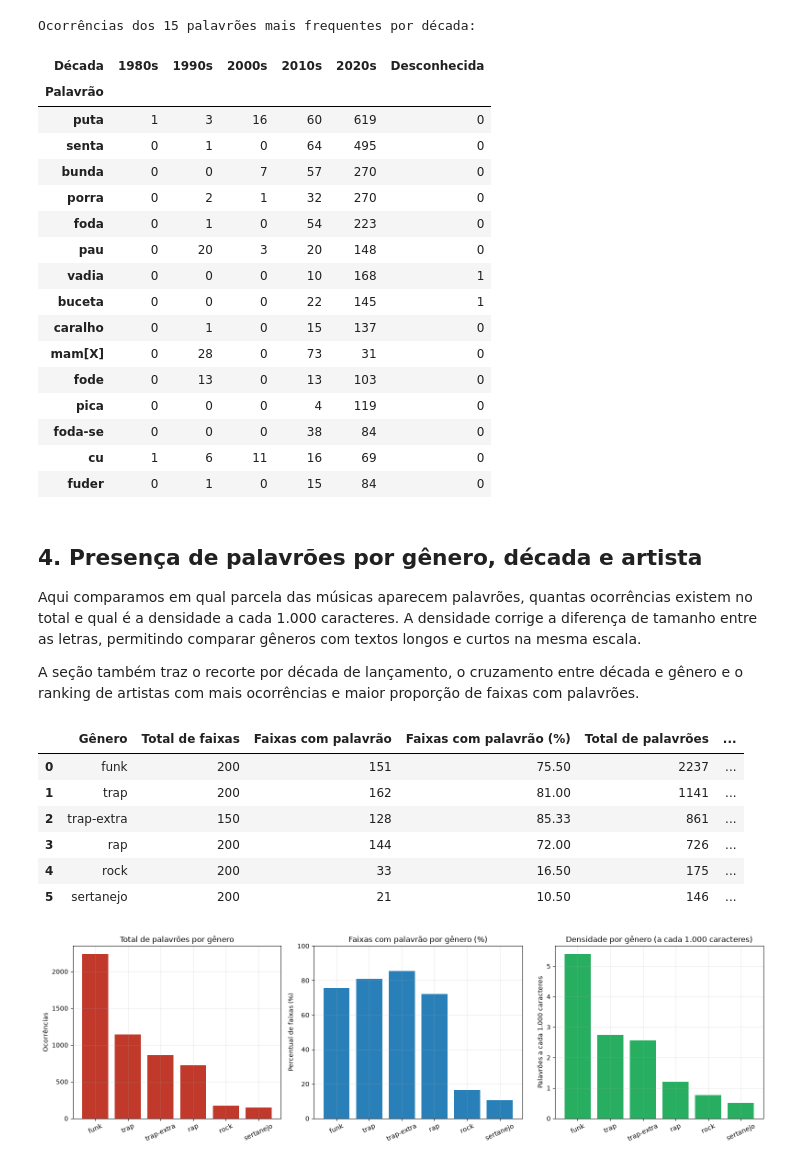
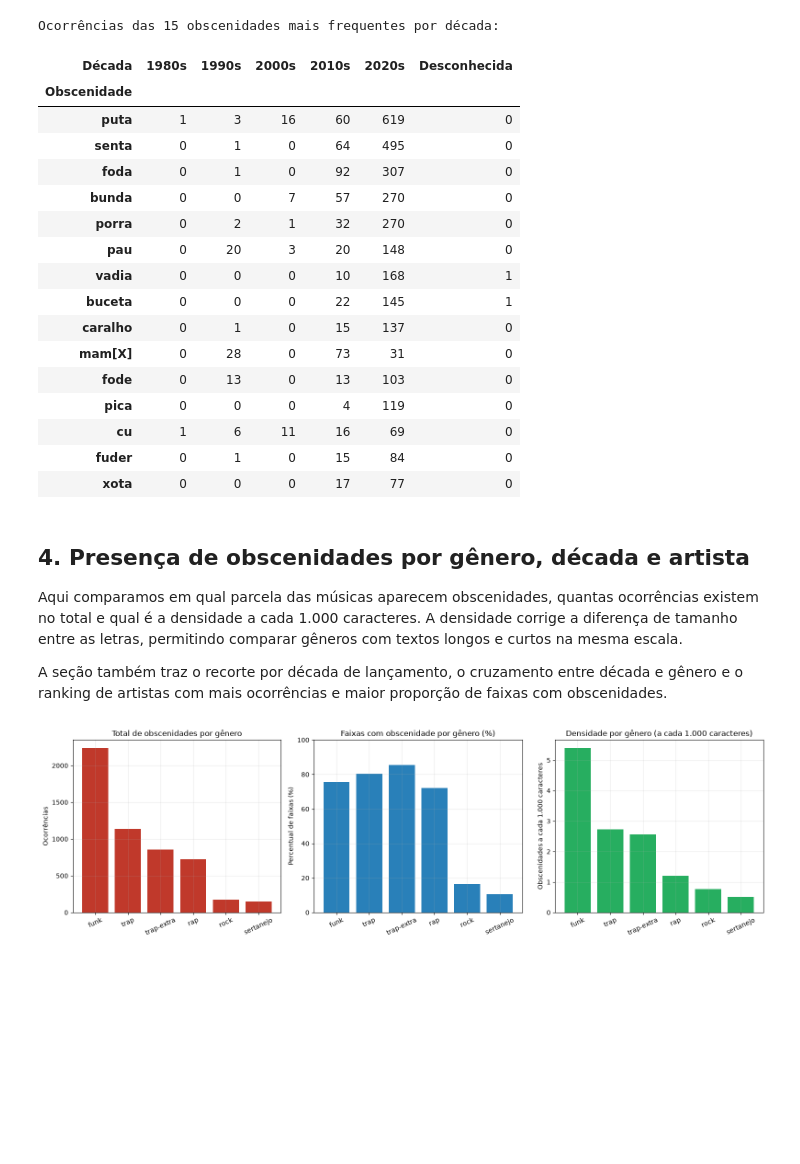
Before and after one commit to gabriersdev/scripts-teoria-de-linguagens, a Jupyter notebook: data-analysis/swearWordsDataAnalysis.ipynb, the cells around one changed output. Drawn from its saved outputs; the diff is of its cells as text; code cells hidden in the pictures; blank space fills up the shorter version.

```diff
--- a/data-analysis/swearWordsDataAnalysis.ipynb
+++ b/data-analysis/swearWordsDataAnalysis.ipynb
@@ -251,19 +234,19 @@ pivot_decade = (
     .fillna(0)
     .astype(int)
     .reindex(top_15_names)
-    .rename_axis(index="Palavrão", columns="Década")
+    .rename_axis(index="Obscenidade", columns="Década")
 )
-print("Ocorrências dos 15 palavrões mais frequentes por década:")
+print("Ocorrências das 15 obscenidades mais frequentes por década:")
 display(pivot_decade)
 # %% [output]
-Ocorrências dos 15 palavrões mais frequentes por década:
+Ocorrências das 15 obscenidades mais frequentes por década:
 | Década | 1980s | 1990s | 2000s | 2010s | 2020s | Desconhecida |
-| Palavrão |  |  |  |  |  |  |
+| Obscenidade |  |  |  |  |  |  |
 | puta | 1 | 3 | 16 | 60 | 619 | 0 |
 | senta | 0 | 1 | 0 | 64 | 495 | 0 |
+| foda | 0 | 1 | 0 | 92 | 307 | 0 |
 | bunda | 0 | 0 | 7 | 57 | 270 | 0 |
 | porra | 0 | 2 | 1 | 32 | 270 | 0 |
-| foda | 0 | 1 | 0 | 54 | 223 | 0 |
 | pau | 0 | 20 | 3 | 20 | 148 | 0 |
 | vadia | 0 | 0 | 0 | 10 | 168 | 1 |
 | buceta | 0 | 0 | 0 | 22 | 145 | 1 |
@@ -271,45 +254,36 @@ Ocorrências dos 15 palavrões mais frequentes por década:
 | mam[X] | 0 | 28 | 0 | 73 | 31 | 0 |
 | fode | 0 | 13 | 0 | 13 | 103 | 0 |
 | pica | 0 | 0 | 0 | 4 | 119 | 0 |
-| foda-se | 0 | 0 | 0 | 38 | 84 | 0 |
 | cu | 1 | 6 | 11 | 16 | 69 | 0 |
 | fuder | 0 | 1 | 0 | 15 | 84 | 0 |
+| xota | 0 | 0 | 0 | 17 | 77 | 0 |
 # %% [markdown]
-## 4. Presença de palavrões por gênero, década e artista
+## 4. Presença de obscenidades por gênero, década e artista
 
-Aqui comparamos em qual parcela das músicas aparecem palavrões, quantas ocorrências existem no total e qual é a densidade a cada 1.000 caracteres. A densidade corrige a diferença de tamanho entre as letras, permitindo comparar gêneros com textos longos e curtos na mesma escala.
+Aqui comparamos em qual parcela das músicas aparecem obscenidades, quantas ocorrências existem no total e qual é a densidade a cada 1.000 caracteres. A densidade corrige a diferença de tamanho entre as letras, permitindo comparar gêneros com textos longos e curtos na mesma escala.
 
-A seção também traz o recorte por década de lançamento, o cruzamento entre década e gênero e o ranking de artistas com mais ocorrências e maior proporção de faixas com palavrões.
+A seção também traz o recorte por década de lançamento, o cruzamento entre década e gênero e o ranking de artistas com mais ocorrências e maior proporção de faixas com obscenidades.
 # %%
-display(format_for_display(genre_summary_df))
-
 fig, axes = plt.subplots(1, 3, figsize=(16, 4.8))
 
 axes[0].bar(genre_summary_df["genre"], genre_summary_df["total_swears"], color="#c0392b")
-axes[0].set_title("Total de palavrões por gênero")
+axes[0].set_title("Total de obscenidades por gênero")
 axes[0].set_ylabel("Ocorrências")
 axes[0].tick_params(axis="x", rotation=25)
 
 axes[1].bar(genre_summary_df["genre"], genre_summary_df["tracks_with_swear_pct"], color="#2980b9")
-axes[1].set_title("Faixas com palavrão por gênero (%)")
+axes[1].set_title("Faixas com obscenidade por gênero (%)")
 axes[1].set_ylabel("Percentual de faixas (%)")
 axes[1].set_ylim(0, 100)
 axes[1].tick_params(axis="x", rotation=25)
 
 axes[2].bar(genre_summary_df["genre"], genre_summary_df["swear_density_per_1k_chars"], color="#27ae60")
 axes[2].set_title("Densidade por gênero (a cada 1.000 caracteres)")
-axes[2].set_ylabel("Palavrões a cada 1.000 caracteres")
+axes[2].set_ylabel("Obscenidades a cada 1.000 caracteres")
 axes[2].tick_params(axis="x", rotation=25)
 
 plt.tight_layout()
 plt.show()
 # %% [output]
-|  | Gênero | Total de faixas | Faixas com palavrão | Faixas com palavrão (%) | Total de palavrões | ... |
-| 0 | funk | 200 | 151 | 75.50 | 2237 | ... |
-| 1 | trap | 200 | 162 | 81.00 | 1141 | ... |
-| 2 | trap-extra | 150 | 128 | 85.33 | 861 | ... |
-| 3 | rap | 200 | 144 | 72.00 | 726 | ... |
-| 4 | rock | 200 | 33 | 16.50 | 175 | ... |
-| 5 | sertanejo | 200 | 21 | 10.50 | 146 | ... |
-[figure, old version]
+[figure, new version]
 # %%
```
Also changed, not shown: parts of 13 cells of this notebook, 12 other files.
